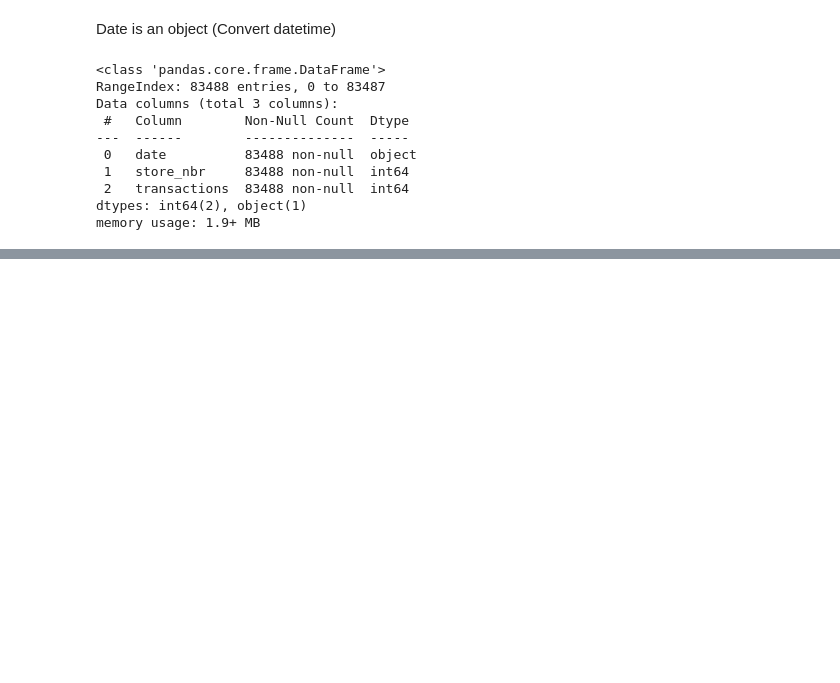
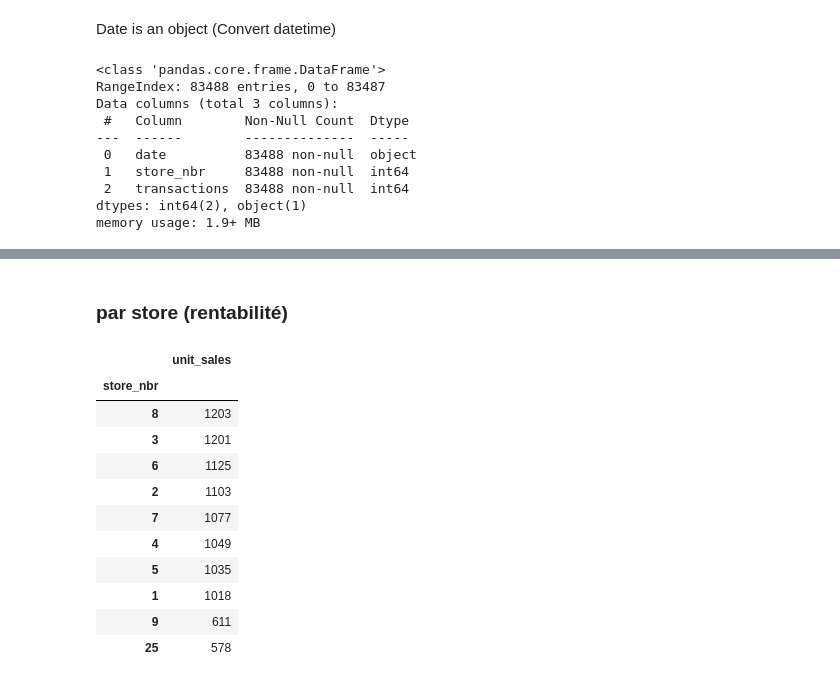
Before and after one commit to didine13/forecasting_for_sales, a Jupyter notebook: notebooks/nhouyvanisvong_dataexplo2.ipynb, the cells around one changed output, grey strips where cells are left out. Drawn from its saved outputs; the diff is of its cells as text; code cells hidden in the pictures; blank space fills up the shorter version.

```diff
--- a/notebooks/nhouyvanisvong_dataexplo2.ipynb
+++ b/notebooks/nhouyvanisvong_dataexplo2.ipynb
@@ -631,0 +603,18 @@ train_items_stores.groupby('store_nbr').count()[['unit_sales']]
+# %% [markdown]
+### par store (rentabilité)
+# %%
+by_store_most = train_items_stores.groupby('store_nbr').count()['unit_sales'].sort_values(ascending=False)
+pd.DataFrame(by_store_most)
+# %% [output]
+|  | unit_sales |
+| store_nbr |  |
+| 8 | 1203 |
+| 3 | 1201 |
+| 6 | 1125 |
+| 2 | 1103 |
+| 7 | 1077 |
+| 4 | 1049 |
+| 5 | 1035 |
+| 1 | 1018 |
+| 9 | 611 |
+| 25 | 578 |
```
Also changed, not shown: parts of 53 cells of this notebook.
